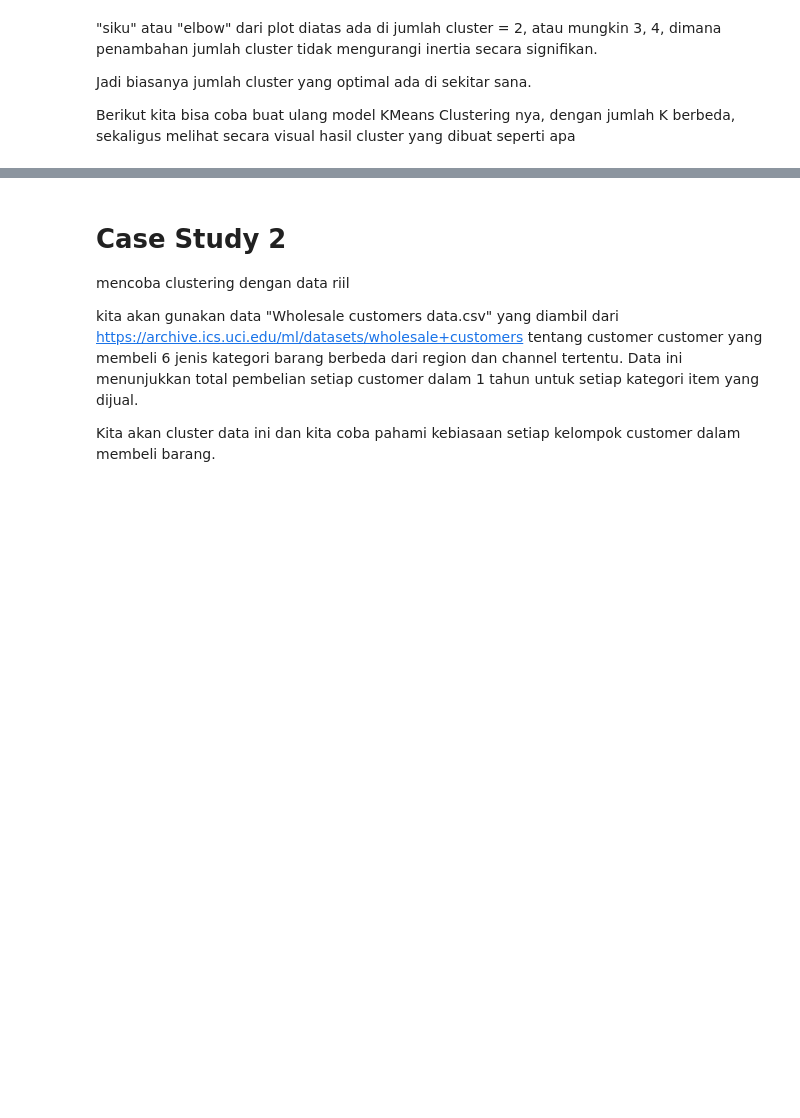
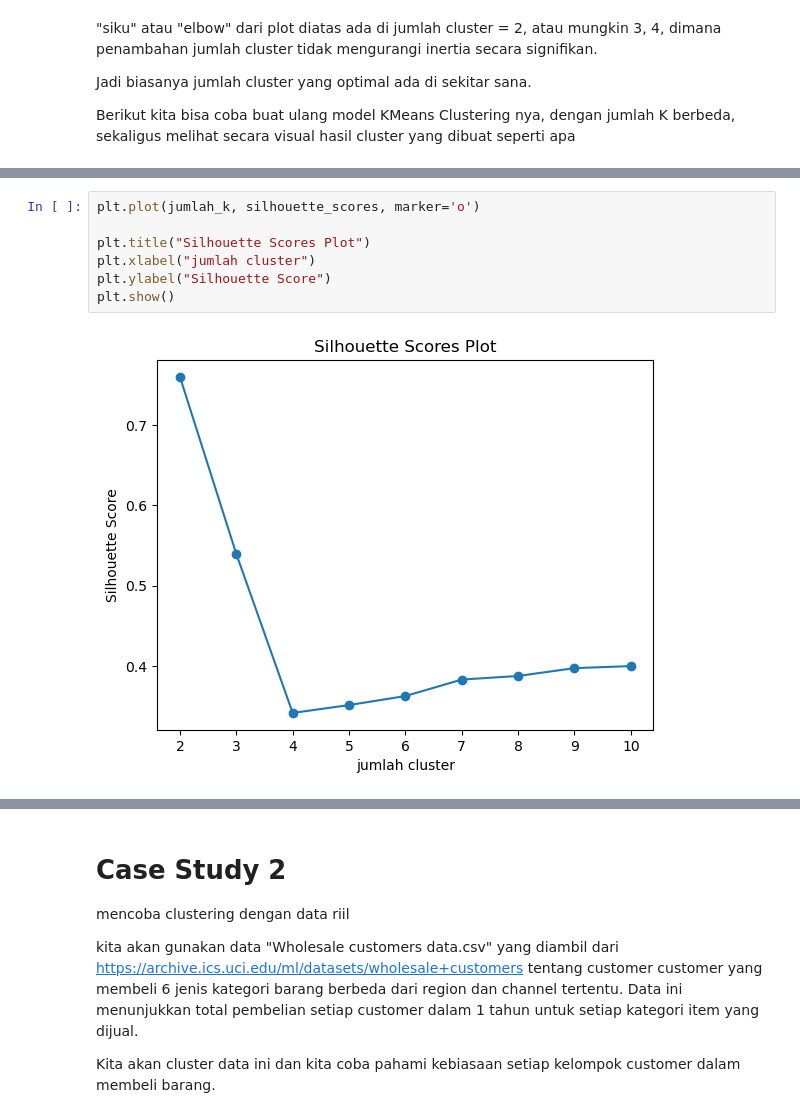
Before and after one commit to stefkwan-h8/pytn091, a Jupyter notebook: Sesi14/clustering.ipynb, the cells around one changed output, grey strips where cells are left out. Drawn from its saved outputs; the diff is of its cells as text; blank space fills up the shorter version.

```diff
--- a/Sesi14/clustering.ipynb
+++ b/Sesi14/clustering.ipynb
@@ -211,3 +238,12 @@ Berikut kita bisa coba buat ulang model KMeans Clustering nya, dengan jumlah K b
+# %%
+plt.plot(jumlah_k, silhouette_scores, marker='o')
+
+plt.title("Silhouette Scores Plot")
+plt.xlabel("jumlah cluster")
+plt.ylabel("Silhouette Score")
+plt.show()
+# %% [output]
+[figure, added]
 # %%
 # membuat model Kmeans dengan jumlah cluster tertentu
 k = 4
```
Also changed, not shown: parts of 16 cells of this notebook, 1 other file.
